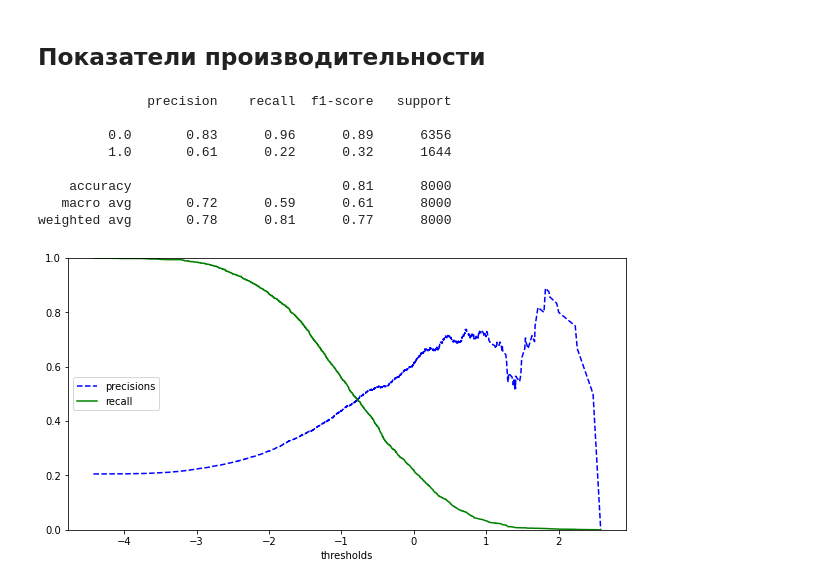
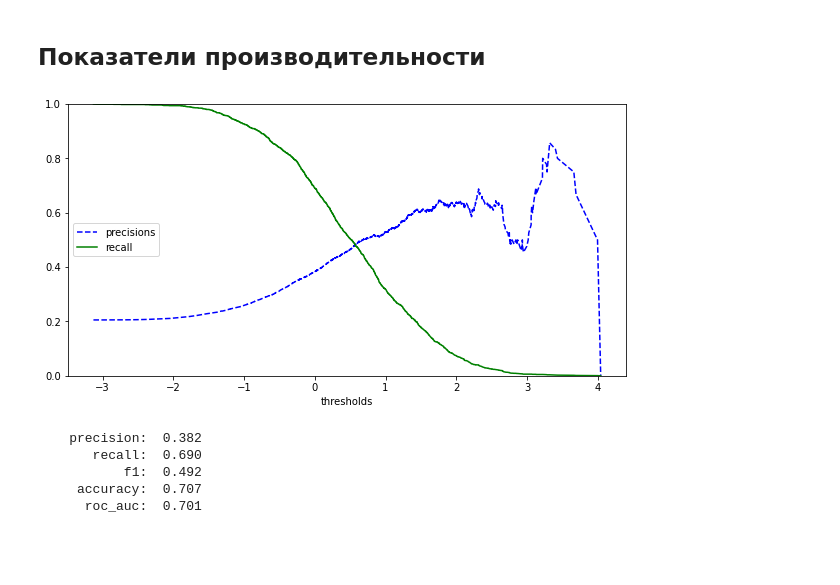
Before and after one commit to danlee65071/churn_modelling, a Jupyter notebook: Churn_Modelling.ipynb, the cells around one changed output. Cells and saved outputs as stored; diff of their text form; code cells hidden in the pictures; blank space fills up the shorter version.

Commit message:
logistic regression and gradient boosting

```diff
--- a/Churn_Modelling.ipynb
+++ b/Churn_Modelling.ipynb
@@ -231,9 +233,11 @@ array([0., 0., 1., ..., 1., 1., 0.])
 # %% [markdown]
 **Выполним решетчатый поиск для подбора гиперпараметров для логистической регрессии**
 # %%
-params = {'C': [0.001, 0.01, 0.1, 1, 10, 100]}
+params = {'C': [0.1, 1, 10, 100], 'class_weight': ['balanced', None], 'solver': ['newton-cg', 'lbfgs', 'liblinear'], 'tol': [1e-4, 1e-3, 1e-2, 0.1]}
 logistic_clf = LogisticRegression(max_iter=300)
-grid_logistic = GridSearchCV(logistic_clf, param_grid=params, cv=10)
+roc_auc = make_scorer(roc_auc_score)
+cross_validation = StratifiedKFold(n_splits=5, shuffle=True, random_state=42)
+grid_logistic = GridSearchCV(logistic_clf, param_grid=params, cv=cross_validation, scoring=roc_auc)
 grid_logistic.fit(X_train, y_train)
 best_logistic_clf = grid_logistic.best_estimator_
 grid_logistic.best_params_
@@ -264,3 +277,17 @@ y_logistic_clf_pred = best_logistic_clf.predict(X_train)
 y_logistic_clf_pred_decision = best_logistic_clf.decision_function(X_train)
 # %% [markdown]
 ## Показатели производительности
+# %%
+def plot_precision_recall(y_true, y_pred_decision):
+    precisions_logistic, recall_logistic, thresholds_logistic = precision_recall_curve(y_true, y_pred_decision)
+    plt.rcParams['figure.figsize'] = (10, 5)
+    plt.plot(thresholds_logistic, precisions_logistic[:-1], 'b--', label='precisions')
+    plt.plot(thresholds_logistic, recall_logistic[:-1], 'g-', label='recall')
+    plt.xlabel('thresholds')
+    plt.legend(loc='center left')
+    plt.ylim([0, 1])
+# %%
+plot_precision_recall(y_train, y_logistic_clf_pred_decision)
+None
+# %% [output]
+[figure, added]
@@ -267,23 +301,9 @@ y_logistic_clf_pred_decision = best_logistic_clf.decision_function(X_train)
 # %%
-print(classification_report(y_train, y_logistic_clf_pred))
+print_scores(y_train, y_logistic_clf_pred)
 # %% [output]
-              precision    recall  f1-score   support
-
-         0.0       0.83      0.96      0.89      6356
-         1.0       0.61      0.22      0.32      1644
-
-    accuracy                           0.81      8000
-   macro avg       0.72      0.59      0.61      8000
-weighted avg       0.78      0.81      0.77      8000
+    precision:  0.382
+       recall:  0.690
+           f1:  0.492
+     accuracy:  0.707
+      roc_auc:  0.701
-# %%
-precisions_logistic, recall_logistic, thresholds_logistic = precision_recall_curve(y_train, y_logistic_clf_pred_decision)
-plt.rcParams['figure.figsize'] = (10, 5)
-plt.plot(thresholds_logistic, precisions_logistic[:-1], 'b--', label='precisions')
-plt.plot(thresholds_logistic, recall_logistic[:-1], 'g-', label='recall')
-plt.xlabel('thresholds')
-plt.legend(loc='center left')
-plt.ylim([0, 1])
-None
-# %% [output]
-[figure, removed]
 # %%
```
Also changed, not shown: parts of 24 cells of this notebook, 1 other file.
